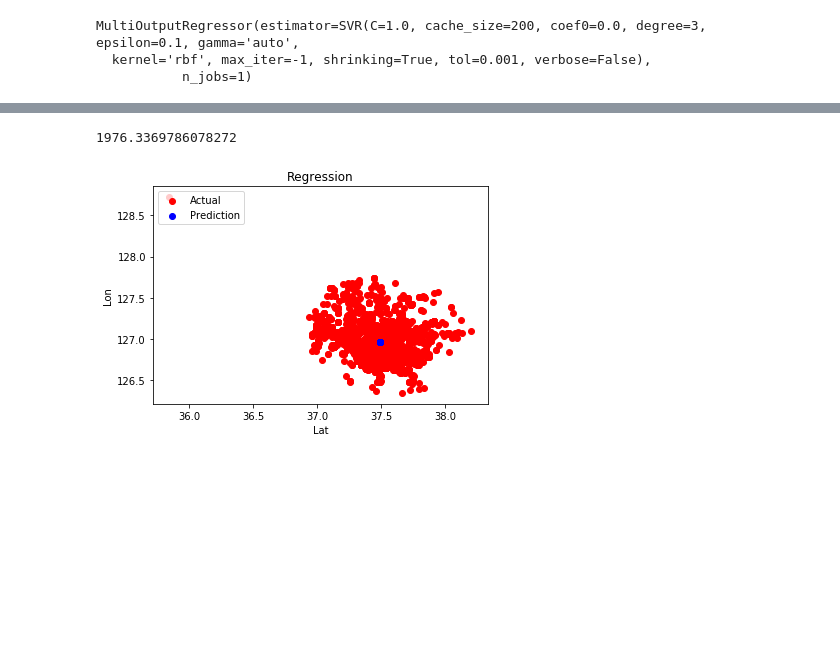
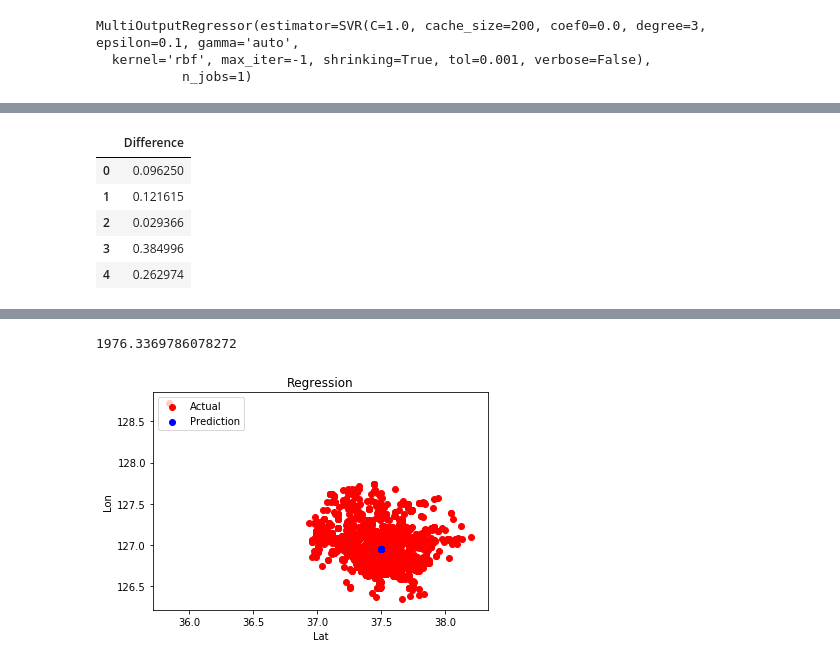
Before and after one commit to jasonyliang/Hanyang-Urban-Planning-Lab, a Jupyter notebook: Playground2.ipynb, the cells around one changed output, grey strips where cells are left out. Cells and saved outputs as stored; diff of their text form; code cells hidden in the pictures; blank space fills up the shorter version.

```diff
--- a/Playground2.ipynb
+++ b/Playground2.ipynb
@@ -181,3 +209,14 @@ accuracy(prediction)
+# %%
+difference = ind_diff(prediction)
+# %%
+difference.head()
+# %% [output]
+|  | Difference |
+| 0 | 0.096250 |
+| 1 | 0.121615 |
+| 2 | 0.029366 |
+| 3 | 0.384996 |
+| 4 | 0.262974 |
 # %%
 plt.scatter(y_test.iloc[:, 0], y_test.iloc[:, 1], color = "red", label = 'Actual')
 plt.scatter(y_pred[:, 0], y_pred[:, 1], color = "blue", label = 'Prediction')
```
Also changed, not shown: parts of 13 cells of this notebook.
